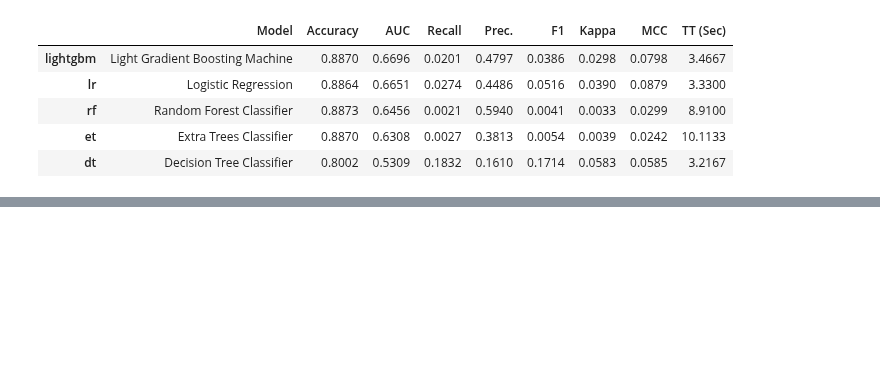
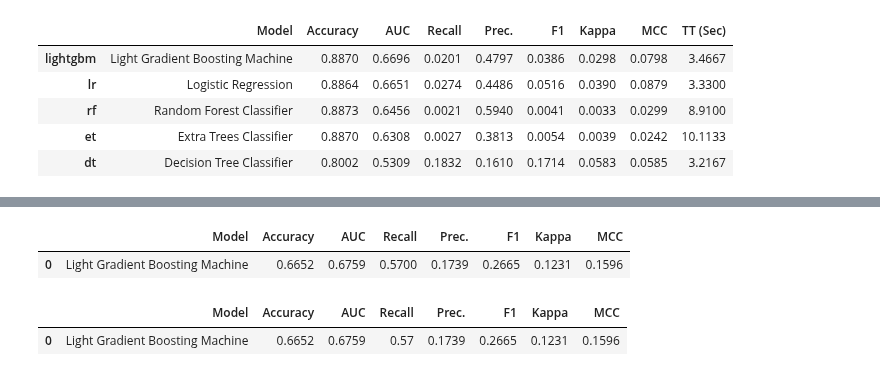
Before and after one commit to fernandatrevi/hospital-readmission-analysis, a Jupyter notebook: notebooks/03_model_comparison.ipynb, the cells around one changed output, grey strips where cells are left out. Cells and saved outputs as stored; diff of their text form; code cells hidden in the pictures; blank space fills up the shorter version.

```diff
--- a/notebooks/03_model_comparison.ipynb
+++ b/notebooks/03_model_comparison.ipynb
@@ -199,0 +244,16 @@ display(comparison_results)
+# %%
+# Evaluate the balanced model on the reserved test partition.
+# Keep the classification threshold fixed at 0.50.
+test_predictions = experiment.predict_model(
+    balanced_lightgbm,
+    probability_threshold=0.50
+)
+
+# Store and display the test metrics.
+test_results = experiment.pull()
+display(test_results)
+# %% [output]
+|  | Model | Accuracy | AUC | Recall | Prec. | F1 | Kappa | MCC |
+| 0 | Light Gradient Boosting Machine | 0.6652 | 0.6759 | 0.5700 | 0.1739 | 0.2665 | 0.1231 | 0.1596 |
+|  | Model | Accuracy | AUC | Recall | Prec. | F1 | Kappa | MCC |
+| 0 | Light Gradient Boosting Machine | 0.6652 | 0.6759 | 0.57 | 0.1739 | 0.2665 | 0.1231 | 0.1596 |
```
Also changed, not shown: parts of 5 cells of this notebook.
